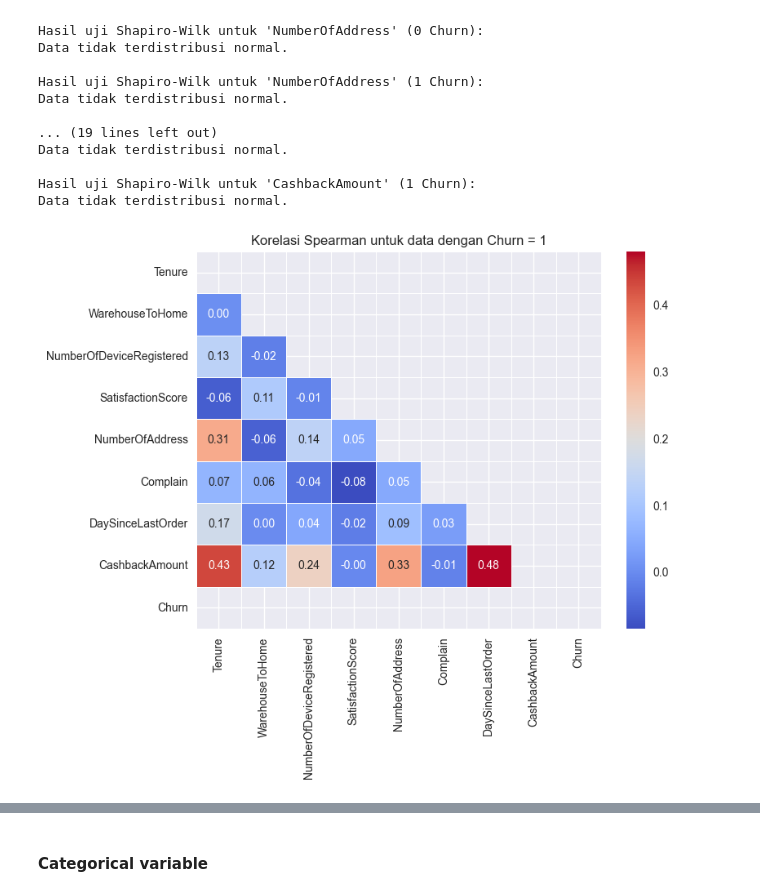
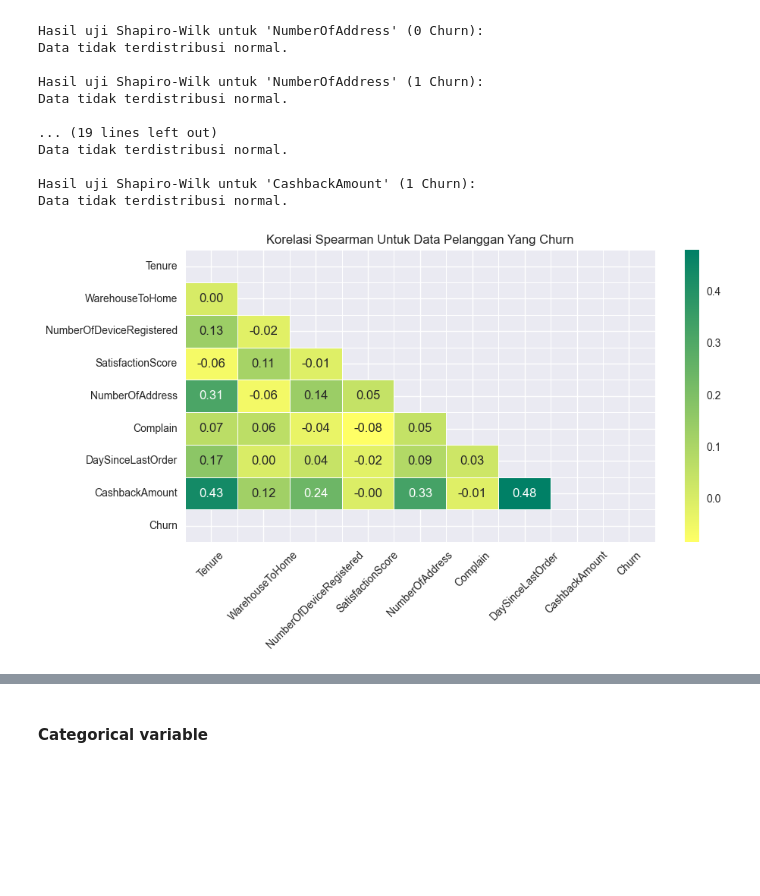
Before and after one commit to fathurizkym/ecommerce_churn_analysis, a Jupyter notebook: notebooks/Feature Selection.ipynb, the cells around one changed output, grey strips where cells are left out. Drawn from its saved outputs; the diff is of its cells as text; code cells hidden in the pictures; blank space fills up the shorter version.

```diff
--- a/notebooks/Feature Selection.ipynb
+++ b/notebooks/Feature Selection.ipynb
@@ -380,13 +378,14 @@ Data tidak terdistribusi normal.
 # %%
 # Kolerasi Churn 1 (Churn)
 mask = np.triu(np.ones_like(df[df['Churn'] == 0].corr(method='spearman'), dtype=bool))
 
-plt.figure(figsize=(8, 6))
-sns.heatmap(df[df['Churn'] == 1].corr(method='spearman'), annot=True, cmap='coolwarm', fmt='.2f', linewidths=0.5, mask=mask)
-plt.title("Korelasi Spearman untuk data dengan Churn = 1")
+plt.figure(figsize=(10, 5))
+sns.heatmap(df[df['Churn'] == 1].corr(method='spearman'), annot=True, cmap='summer_r', fmt='.2f', linewidths=0.5, mask=mask)
+plt.title("Korelasi Spearman Untuk Data Pelanggan Yang Churn")
+plt.xticks(rotation = 45)
 plt.show()
 # %% [output]
-[figure, old version]
+[figure, new version]
 # %%
 # Kolerasi Churn 0 (Tidak Churn)
 mask = np.triu(np.ones_like(df[df['Churn'] == 0].corr(method='spearman'), dtype=bool))
```
Also changed, not shown: parts of 43 cells of this notebook, 6 other files.
